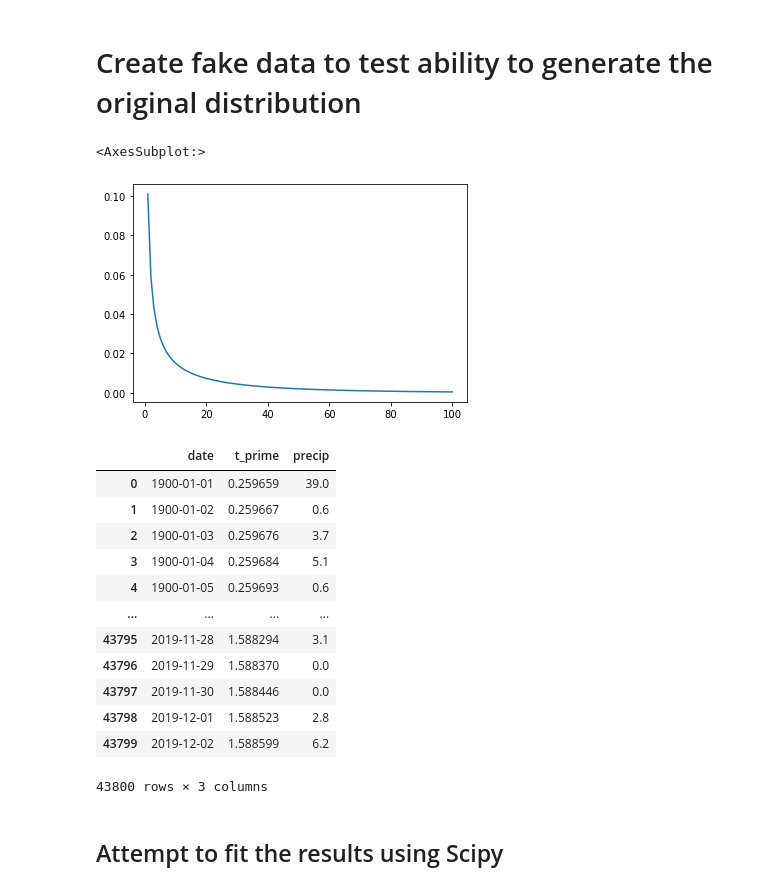
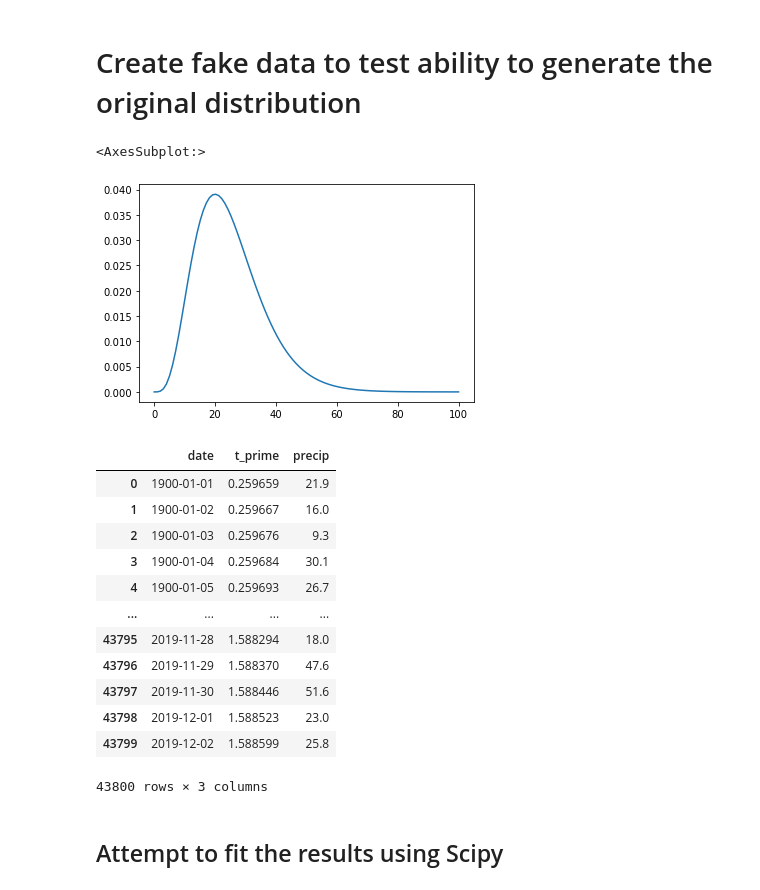
Before and after one commit to bodekerscientific/SPG, a Jupyter notebook: notebooks/create-fake-data.ipynb, the cells around one changed output. Saved outputs shown, nothing was run; the diff lists cells and outputs as text; code cells hidden in the pictures.

```diff
--- a/notebooks/create-fake-data.ipynb
+++ b/notebooks/create-fake-data.ipynb
@@ -33,14 +33,14 @@ def date_to_tprime_sh_land(date):
 # %%
 # Let's model precipitation with a gamma
 quantiles = np.linspace(0,100, num=100)
-shape=0.25
-scale=50
+shape=5 #0.25
+scale=5 #50
 ys = gamma.pdf(quantiles, shape, scale=scale)
 
 sns.lineplot(x=quantiles, y=ys)
 # %% [output]
 <AxesSubplot:>
-[figure, old version]
+[figure, new version]
 # %%
 days_to_simulate = 120 * 365
 
@@ -78,21 +78,21 @@ df = pd.DataFrame({
     "precip": precips
 })
 
-df.to_csv(f"simulated_precip__gamma_a_{shape}_scale_{scale}.csv")
+df.to_csv(f"simulated_precip__gamma_a_{shape}_scale_{scale}_rate_{rate}.csv")
 df
 # %% [output]
 |  | date | t_prime | precip |
-| 0 | 1900-01-01 | 0.259659 | 39.0 |
-| 1 | 1900-01-02 | 0.259667 | 0.6 |
-| 2 | 1900-01-03 | 0.259676 | 3.7 |
-| 3 | 1900-01-04 | 0.259684 | 5.1 |
-| 4 | 1900-01-05 | 0.259693 | 0.6 |
+| 0 | 1900-01-01 | 0.259659 | 21.9 |
+| 1 | 1900-01-02 | 0.259667 | 16.0 |
+| 2 | 1900-01-03 | 0.259676 | 9.3 |
+| 3 | 1900-01-04 | 0.259684 | 30.1 |
+| 4 | 1900-01-05 | 0.259693 | 26.7 |
 | ... | ... | ... | ... |
-| 43795 | 2019-11-28 | 1.588294 | 3.1 |
-| 43796 | 2019-11-29 | 1.588370 | 0.0 |
-| 43797 | 2019-11-30 | 1.588446 | 0.0 |
-| 43798 | 2019-12-01 | 1.588523 | 2.8 |
-| 43799 | 2019-12-02 | 1.588599 | 6.2 |
+| 43795 | 2019-11-28 | 1.588294 | 18.0 |
+| 43796 | 2019-11-29 | 1.588370 | 47.6 |
+| 43797 | 2019-11-30 | 1.588446 | 51.6 |
+| 43798 | 2019-12-01 | 1.588523 | 23.0 |
+| 43799 | 2019-12-02 | 1.588599 | 25.8 |
 43800 rows × 3 columns
 # %% [markdown]
 ## Attempt to fit the results using Scipy
```
Also changed, not shown: parts of 30 cells of this notebook, 4 other files.
